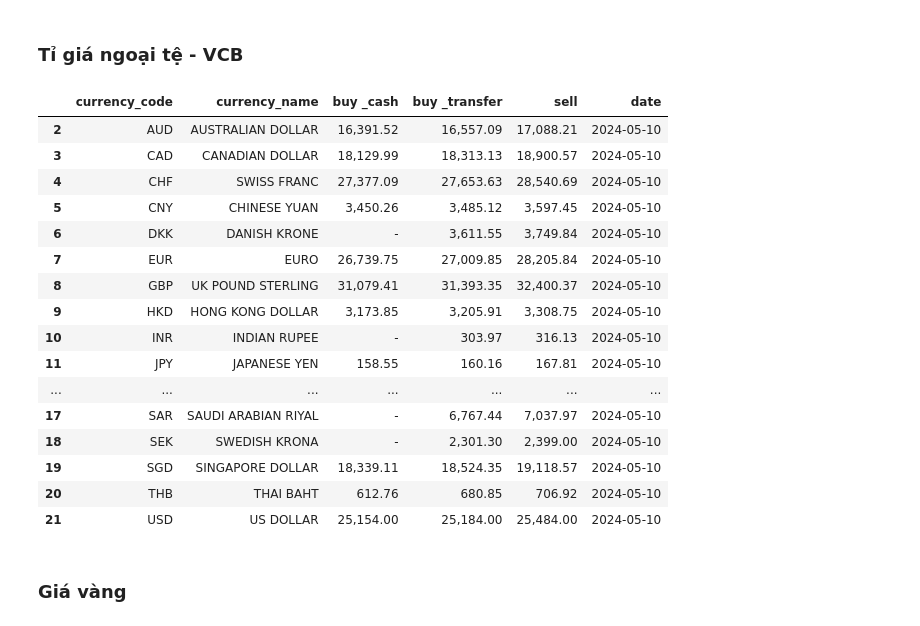
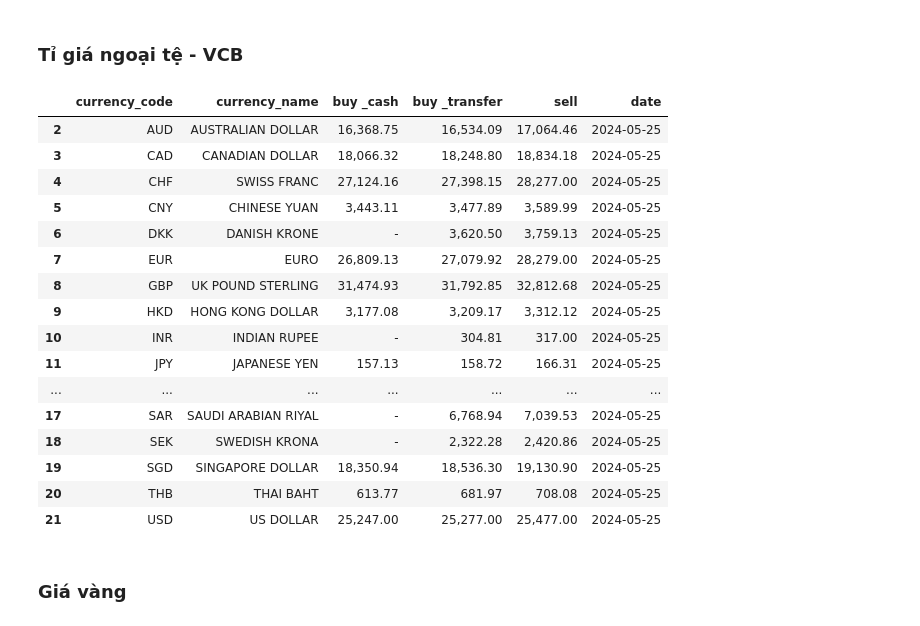
Before and after one commit to thinh-vu/vnstock, a Jupyter notebook: docs/vnstock3_demo.ipynb, the cells around one changed output. Saved outputs shown, nothing was run; the diff lists cells and outputs as text; code cells hidden in the pictures.

```diff
--- a/docs/vnstock3_demo.ipynb
+++ b/docs/vnstock3_demo.ipynb
@@ -523,25 +597,25 @@ df
 ### Tỉ giá ngoại tệ - VCB
 # %%
 from vnstock3.explorer.misc.exchange_rate import *
-vcb_exchange_rate(date='2024-05-10')
+vcb_exchange_rate(date='2024-05-25')
 # %% [output]
 |  | currency_code | currency_name | buy _cash | buy _transfer | sell | date |
-| 2 | AUD | AUSTRALIAN DOLLAR | 16,391.52 | 16,557.09 | 17,088.21 | 2024-05-10 |
-| 3 | CAD | CANADIAN DOLLAR | 18,129.99 | 18,313.13 | 18,900.57 | 2024-05-10 |
-| 4 | CHF | SWISS FRANC | 27,377.09 | 27,653.63 | 28,540.69 | 2024-05-10 |
-| 5 | CNY | CHINESE YUAN | 3,450.26 | 3,485.12 | 3,597.45 | 2024-05-10 |
-| 6 | DKK | DANISH KRONE | - | 3,611.55 | 3,749.84 | 2024-05-10 |
-| 7 | EUR | EURO | 26,739.75 | 27,009.85 | 28,205.84 | 2024-05-10 |
-| 8 | GBP | UK POUND STERLING | 31,079.41 | 31,393.35 | 32,400.37 | 2024-05-10 |
-| 9 | HKD | HONG KONG DOLLAR | 3,173.85 | 3,205.91 | 3,308.75 | 2024-05-10 |
-| 10 | INR | INDIAN RUPEE | - | 303.97 | 316.13 | 2024-05-10 |
-| 11 | JPY | JAPANESE YEN | 158.55 | 160.16 | 167.81 | 2024-05-10 |
+| 2 | AUD | AUSTRALIAN DOLLAR | 16,368.75 | 16,534.09 | 17,064.46 | 2024-05-25 |
+| 3 | CAD | CANADIAN DOLLAR | 18,066.32 | 18,248.80 | 18,834.18 | 2024-05-25 |
+| 4 | CHF | SWISS FRANC | 27,124.16 | 27,398.15 | 28,277.00 | 2024-05-25 |
+| 5 | CNY | CHINESE YUAN | 3,443.11 | 3,477.89 | 3,589.99 | 2024-05-25 |
+| 6 | DKK | DANISH KRONE | - | 3,620.50 | 3,759.13 | 2024-05-25 |
+| 7 | EUR | EURO | 26,809.13 | 27,079.92 | 28,279.00 | 2024-05-25 |
+| 8 | GBP | UK POUND STERLING | 31,474.93 | 31,792.85 | 32,812.68 | 2024-05-25 |
+| 9 | HKD | HONG KONG DOLLAR | 3,177.08 | 3,209.17 | 3,312.12 | 2024-05-25 |
+| 10 | INR | INDIAN RUPEE | - | 304.81 | 317.00 | 2024-05-25 |
+| 11 | JPY | JAPANESE YEN | 157.13 | 158.72 | 166.31 | 2024-05-25 |
 | ... | ... | ... | ... | ... | ... | ... |
-| 17 | SAR | SAUDI ARABIAN RIYAL | - | 6,767.44 | 7,037.97 | 2024-05-10 |
-| 18 | SEK | SWEDISH KRONA | - | 2,301.30 | 2,399.00 | 2024-05-10 |
-| 19 | SGD | SINGAPORE DOLLAR | 18,339.11 | 18,524.35 | 19,118.57 | 2024-05-10 |
-| 20 | THB | THAI BAHT | 612.76 | 680.85 | 706.92 | 2024-05-10 |
-| 21 | USD | US DOLLAR | 25,154.00 | 25,184.00 | 25,484.00 | 2024-05-10 |
+| 17 | SAR | SAUDI ARABIAN RIYAL | - | 6,768.94 | 7,039.53 | 2024-05-25 |
+| 18 | SEK | SWEDISH KRONA | - | 2,322.28 | 2,420.86 | 2024-05-25 |
+| 19 | SGD | SINGAPORE DOLLAR | 18,350.94 | 18,536.30 | 19,130.90 | 2024-05-25 |
+| 20 | THB | THAI BAHT | 613.77 | 681.97 | 708.08 | 2024-05-25 |
+| 21 | USD | US DOLLAR | 25,247.00 | 25,277.00 | 25,477.00 | 2024-05-25 |
 # %% [markdown]
 ### Giá vàng
 # %% [markdown]
```
Also changed, not shown: parts of 36 cells of this notebook, 45 other files.
